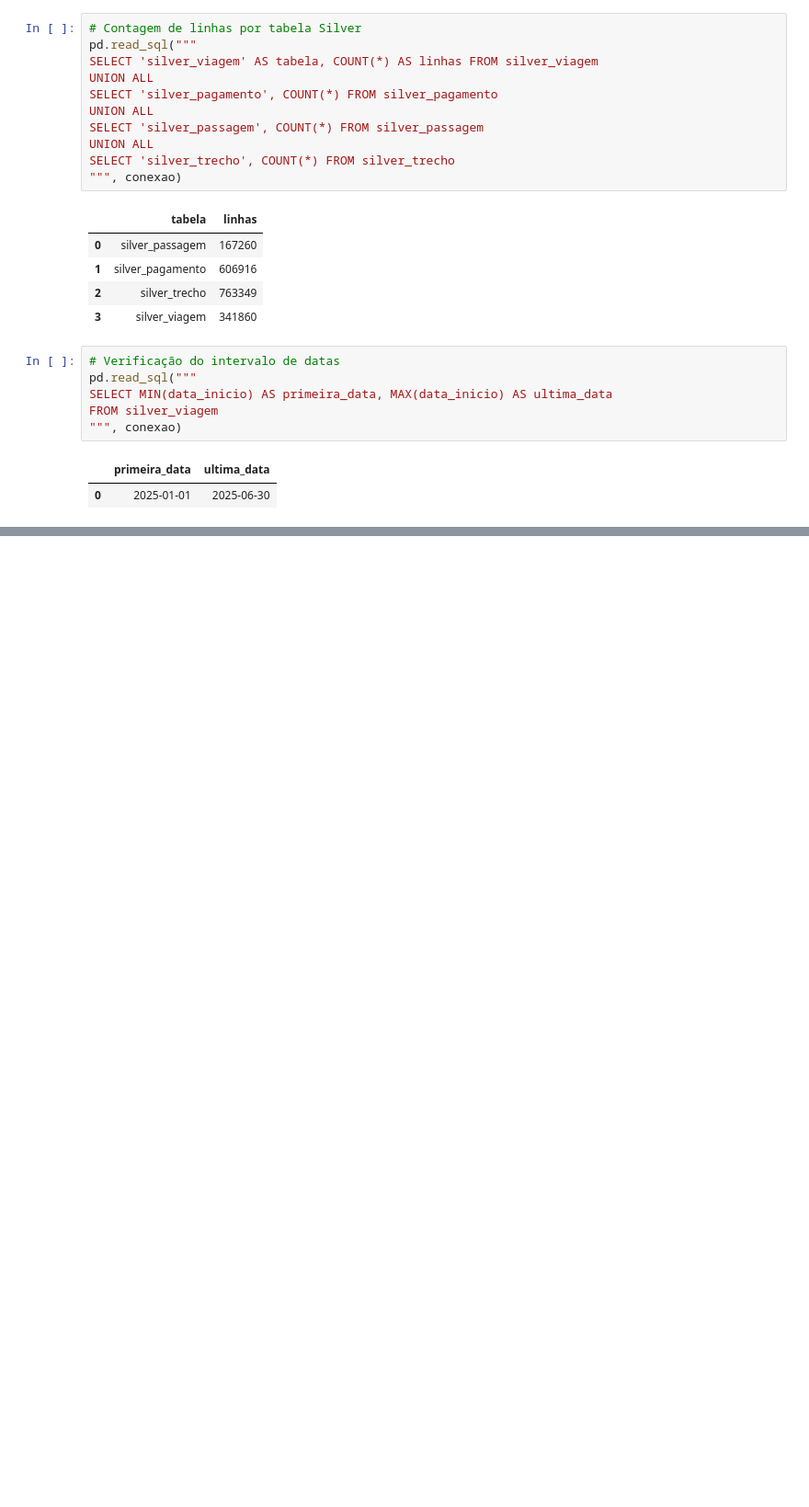
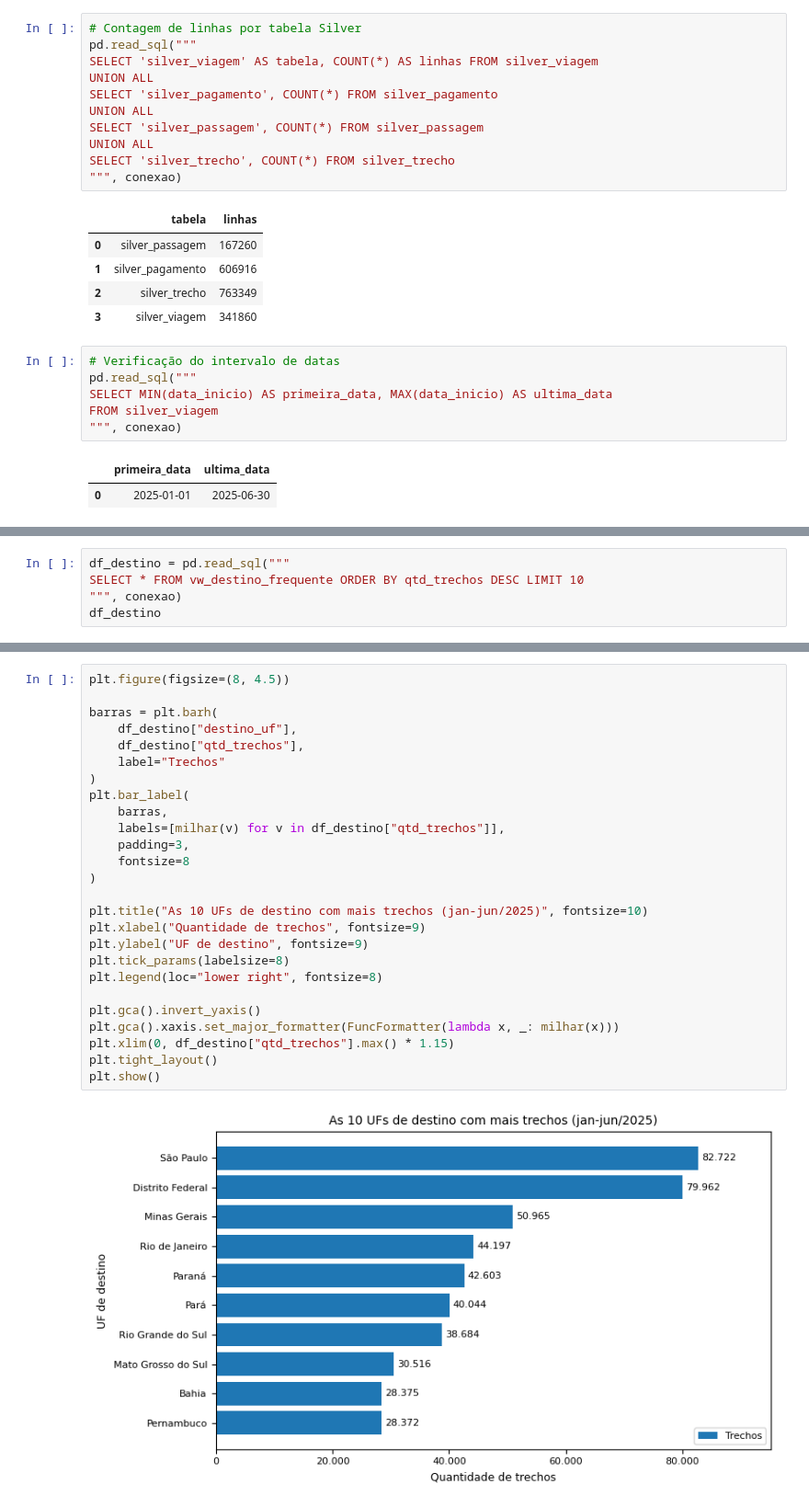
Before and after one commit to leonardofelipe85/pipeline-viagens-servico, a Jupyter notebook: 3_analise.ipynb, the cells around one changed output, grey strips where cells are left out. Shown at 92% size. Drawn from its saved outputs; the diff is of its cells as text; blank space fills up the shorter version.

```diff
--- a/3_analise.ipynb
+++ b/3_analise.ipynb
@@ -406,0 +474,5 @@ df_destino.style.format(
+# %%
+df_destino = pd.read_sql("""
+SELECT * FROM vw_destino_frequente ORDER BY qtd_trechos DESC LIMIT 10
+""", conexao)
+df_destino
@@ -406,0 +491,28 @@ df_destino.style.format(
+# %%
+plt.figure(figsize=(8, 4.5))
+
+barras = plt.barh(
+    df_destino["destino_uf"],
+    df_destino["qtd_trechos"],
+    label="Trechos"
+)
+plt.bar_label(
+    barras,
+    labels=[milhar(v) for v in df_destino["qtd_trechos"]],
+    padding=3,
+    fontsize=8
+)
+
+plt.title("As 10 UFs de destino com mais trechos (jan-jun/2025)", fontsize=10)
+plt.xlabel("Quantidade de trechos", fontsize=9)
+plt.ylabel("UF de destino", fontsize=9)
+plt.tick_params(labelsize=8)
+plt.legend(loc="lower right", fontsize=8)
+
+plt.gca().invert_yaxis()
+plt.gca().xaxis.set_major_formatter(FuncFormatter(lambda x, _: milhar(x)))
+plt.xlim(0, df_destino["qtd_trechos"].max() * 1.15)
+plt.tight_layout()
+plt.show()
+# %% [output]
+[figure, added]
```
Also changed, not shown: parts of 60 cells of this notebook, 1 other file.
